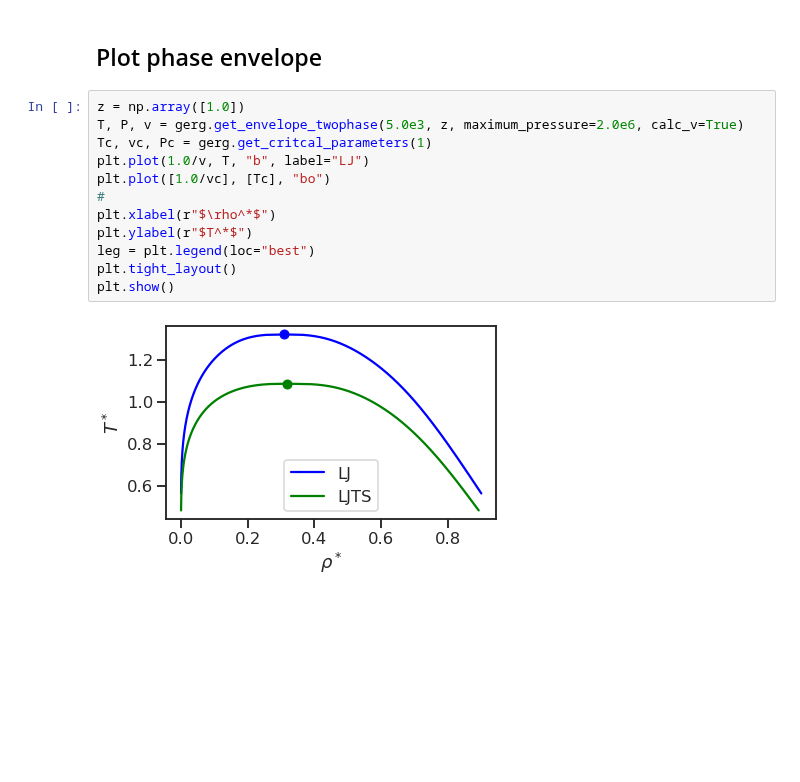
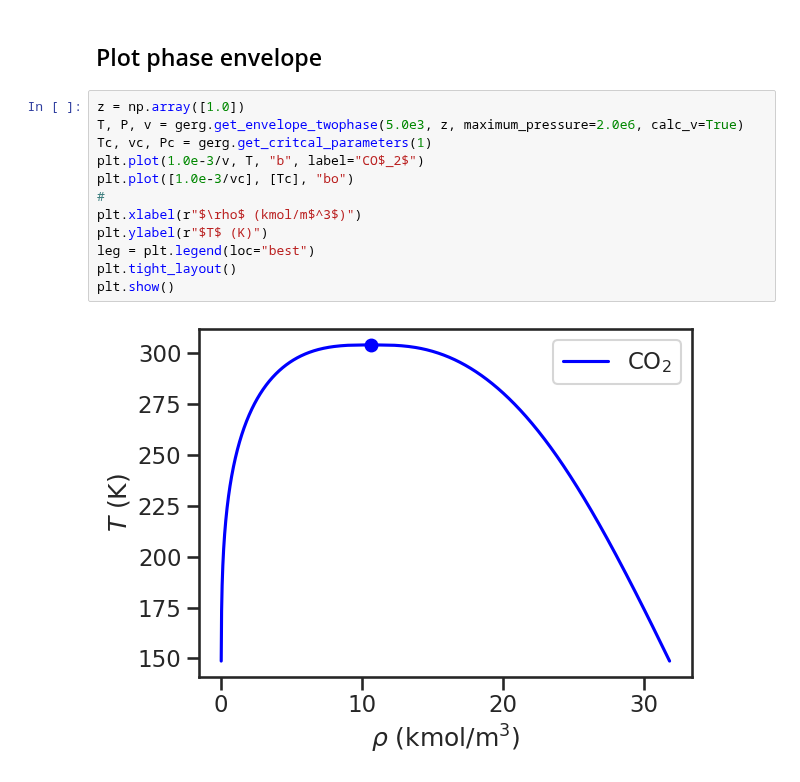
Before and after one commit to thermotools/thermopack, a Jupyter notebook: addon/pyExamples/notebooks/gerg2008.ipynb, the cells around one changed output. Saved outputs shown, nothing was run; the diff lists cells and outputs as text; blank space fills up the shorter version.

```diff
--- a/addon/pyExamples/notebooks/gerg2008.ipynb
+++ b/addon/pyExamples/notebooks/gerg2008.ipynb
@@ -16,15 +14,15 @@ gerg = multiparam("CO2", "GERG2008")
 # %%
 z = np.array([1.0])
 T, P, v = gerg.get_envelope_twophase(5.0e3, z, maximum_pressure=2.0e6, calc_v=True)
 Tc, vc, Pc = gerg.get_critcal_parameters(1)
-plt.plot(1.0/v, T, "b", label="LJ")
-plt.plot([1.0/vc], [Tc], "bo")
+plt.plot(1.0e-3/v, T, "b", label="CO$_2$")
+plt.plot([1.0e-3/vc], [Tc], "bo")
 #
-plt.xlabel(r"$\rho^*$")
-plt.ylabel(r"$T^*$")
+plt.xlabel(r"$\rho$ (kmol/m$^3$)")
+plt.ylabel(r"$T$ (K)")
 leg = plt.legend(loc="best")
 plt.tight_layout()
 plt.show()
 # %% [output]
-[figure, old version]
+[figure, new version]
 # %%
```
Also changed, not shown: parts of 2 cells of this notebook, 9 other files.
